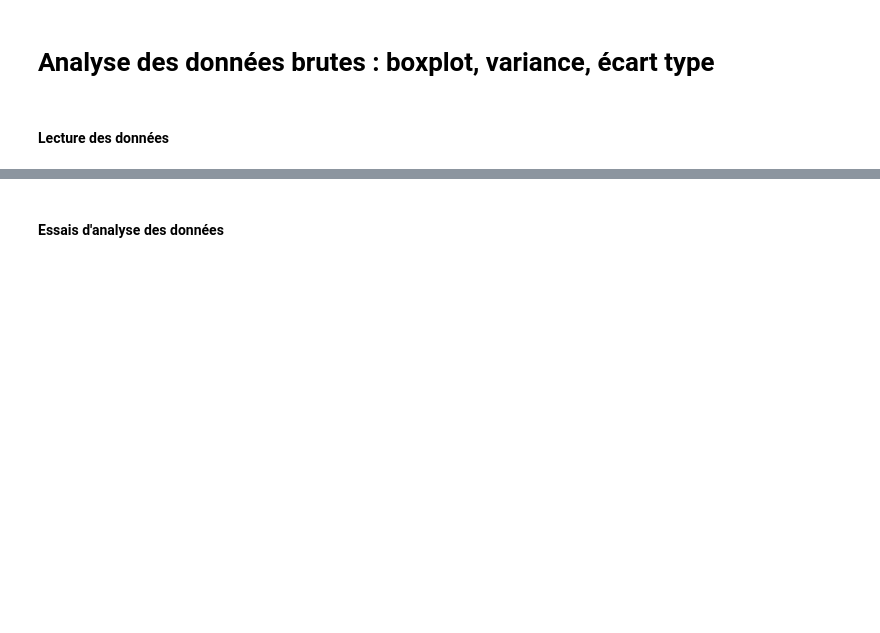
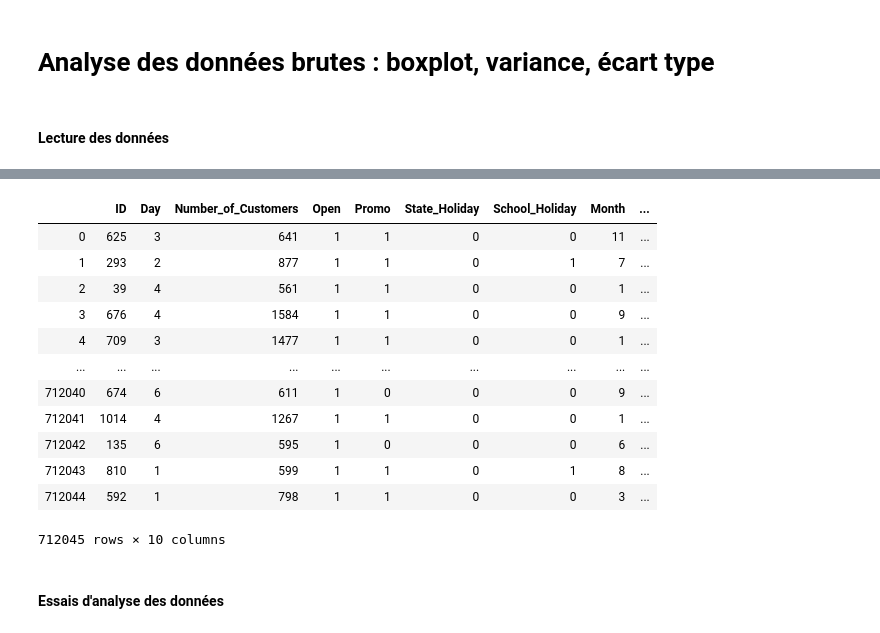
Before and after one commit to Arnofnr/ProjectBigDataCertif, a Jupyter notebook: SalesPredictionFelix.ipynb, the cells around one changed output, grey strips where cells are left out. Saved outputs shown, nothing was run; the diff lists cells and outputs as text; code cells hidden in the pictures; blank space fills up the shorter version.

```diff
--- a/SalesPredictionFelix.ipynb
+++ b/SalesPredictionFelix.ipynb
@@ -61,3 +130,19 @@ augmented_data_df.head()
+# %%
+train_data_df
+# %% [output]
+|  | ID | Day | Number_of_Customers | Open | Promo | State_Holiday | School_Holiday | Month | ... |
+| 0 | 625 | 3 | 641 | 1 | 1 | 0 | 0 | 11 | ... |
+| 1 | 293 | 2 | 877 | 1 | 1 | 0 | 1 | 7 | ... |
+| 2 | 39 | 4 | 561 | 1 | 1 | 0 | 0 | 1 | ... |
+| 3 | 676 | 4 | 1584 | 1 | 1 | 0 | 0 | 9 | ... |
+| 4 | 709 | 3 | 1477 | 1 | 1 | 0 | 0 | 1 | ... |
+| ... | ... | ... | ... | ... | ... | ... | ... | ... | ... |
+| 712040 | 674 | 6 | 611 | 1 | 0 | 0 | 0 | 9 | ... |
+| 712041 | 1014 | 4 | 1267 | 1 | 1 | 0 | 0 | 1 | ... |
+| 712042 | 135 | 6 | 595 | 1 | 0 | 0 | 0 | 6 | ... |
+| 712043 | 810 | 1 | 599 | 1 | 1 | 0 | 1 | 8 | ... |
+| 712044 | 592 | 1 | 798 | 1 | 1 | 0 | 0 | 3 | ... |
+712045 rows × 10 columns
 # %% [markdown]
 #### Essais d'analyse des données
 # %%
```
Also changed, not shown: parts of 12 cells of this notebook.
